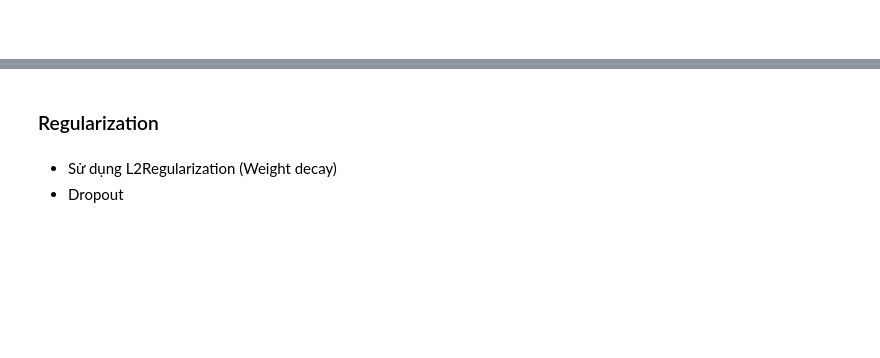
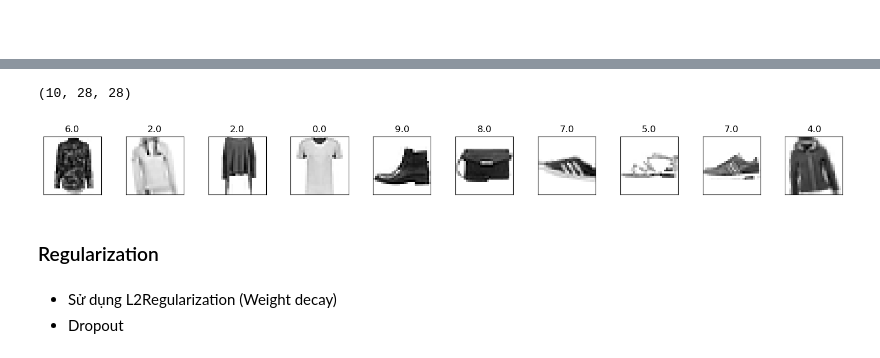
Before and after one commit to Dan3105/FashionMNIST, a Jupyter notebook: fashion_model.ipynb, the cells around one changed output, grey strips where cells are left out. Saved outputs shown, nothing was run; the diff lists cells and outputs as text; code cells hidden in the pictures; blank space fills up the shorter version.

```diff
--- a/fashion_model.ipynb
+++ b/fashion_model.ipynb
@@ -235,0 +231,2 @@ print(y_train_process_v2.shape)
+# %%
+X_augment, y_augment = data_generator.flow(X_train_process, y_train_, batch_size=X_train_process.size).next()
@@ -236,3 +242,8 @@ print(y_train_process_v2.shape)
+# %%
+plot_image(X_augment_train[:10], y_augment_train[:10])
+# %% [output]
+(10, 28, 28)
+[figure, added]
 # %% [markdown]
 ### Regularization
 # %% [markdown]
```
Also changed, not shown: parts of 37 cells of this notebook, 1 other file.
